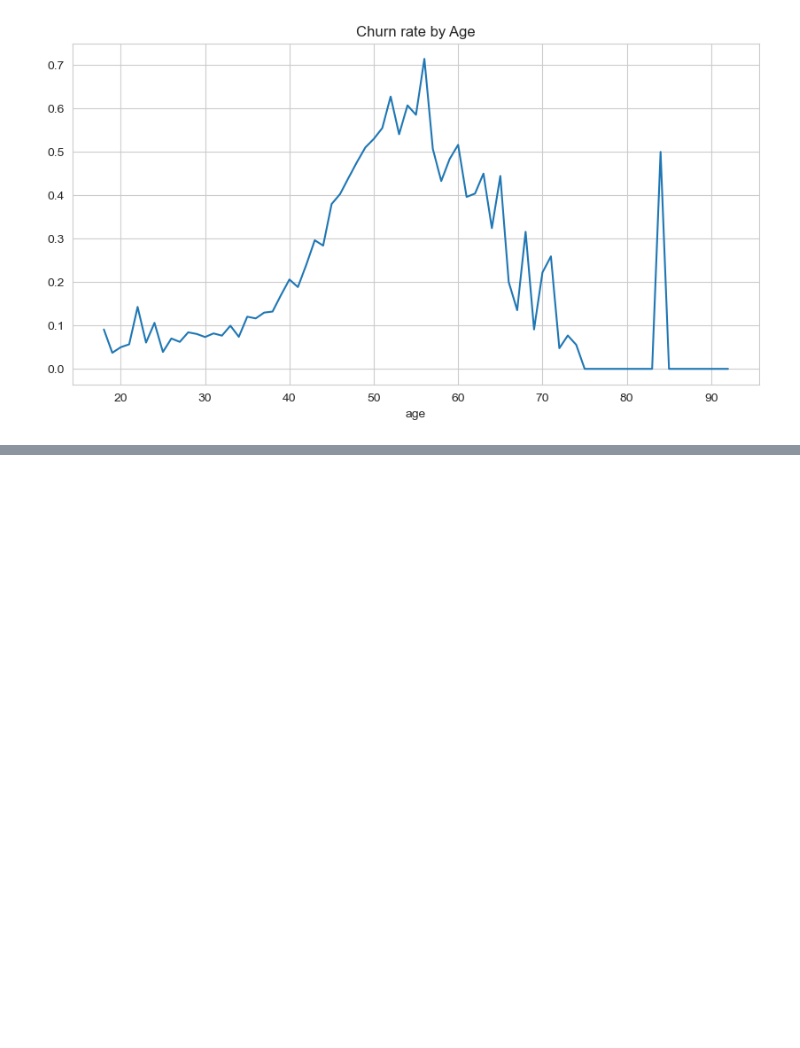
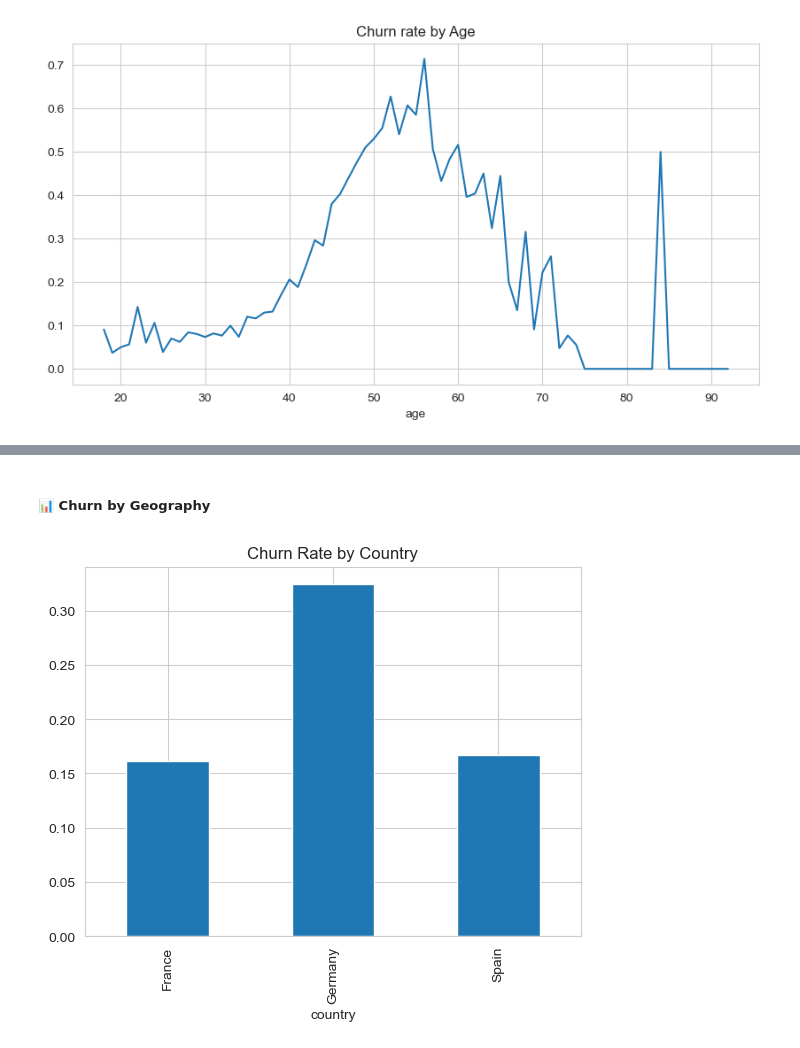
Before and after one commit to KennySiwawa/fintech_customer_churn_analysis, a Jupyter notebook: notebooks/churn_analysis.ipynb, the cells around one changed output, grey strips where cells are left out. Cells and saved outputs as stored; diff of their text form; code cells hidden in the pictures; blank space fills up the shorter version.

```diff
--- a/notebooks/churn_analysis.ipynb
+++ b/notebooks/churn_analysis.ipynb
@@ -98,0 +107,8 @@ plt.show()
+# %% [markdown]
+##### 📊 Churn by Geography
+# %%
+df.groupby('country')['churn'].mean().plot(kind='bar')
+plt.title("Churn Rate by Country")
+plt.show()
+# %% [output]
+[figure, added]
```
Also changed, not shown: parts of 14 cells of this notebook.
